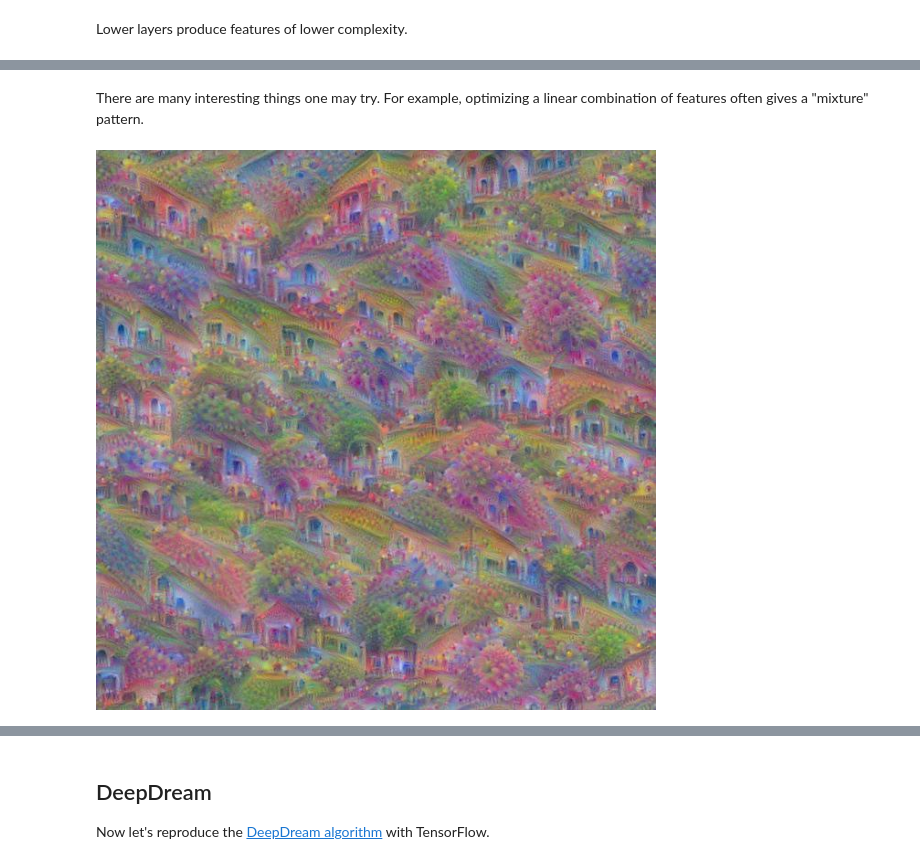
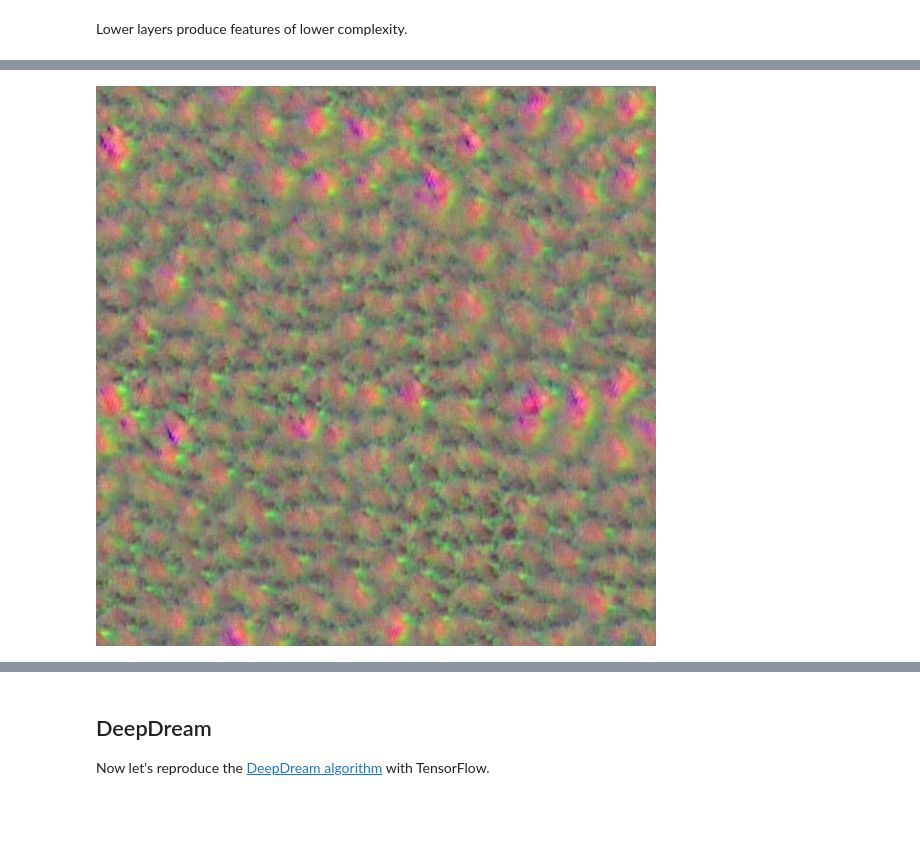
Before and after one commit to mdesnoyer/aquila, a Jupyter notebook: deepdream.ipynb, the cells around one changed output, grey strips where cells are left out. Saved outputs shown, nothing was run; the diff lists cells and outputs as text; code cells hidden in the pictures; blank space fills up the shorter version.

```diff
--- a/deepdream.ipynb
+++ b/deepdream.ipynb
@@ -413,6 +405,4 @@ render_lapnorm(T('mixed3b_1x1_pre_relu')[:,:,:,101])
-# %% [markdown]
-There are many interesting things one may try. For example, optimizing a linear combination of features often gives a "mixture" pattern.
-# %%
-render_lapnorm(T(layer)[:,:,:,65]+T(layer)[:,:,:,139], octave_n=4)
-# %% [output]
-[figure, removed]
+# %%
+render_lapnorm(T('mixed_35x35x288b/branch1x1/Conv/Conv2D')[:,:,:,0])
+# %% [output]
+[figure, added]
```
Also changed, not shown: parts of 29 cells of this notebook, 3 other files.
